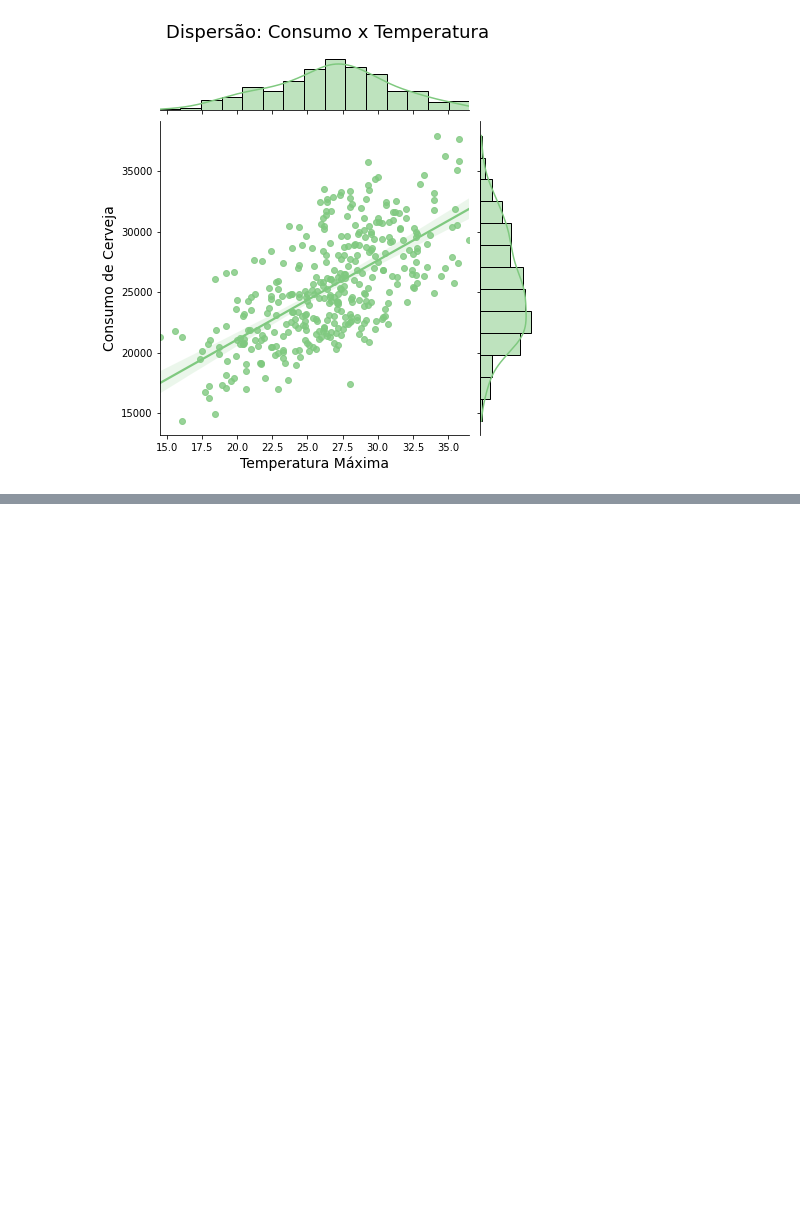
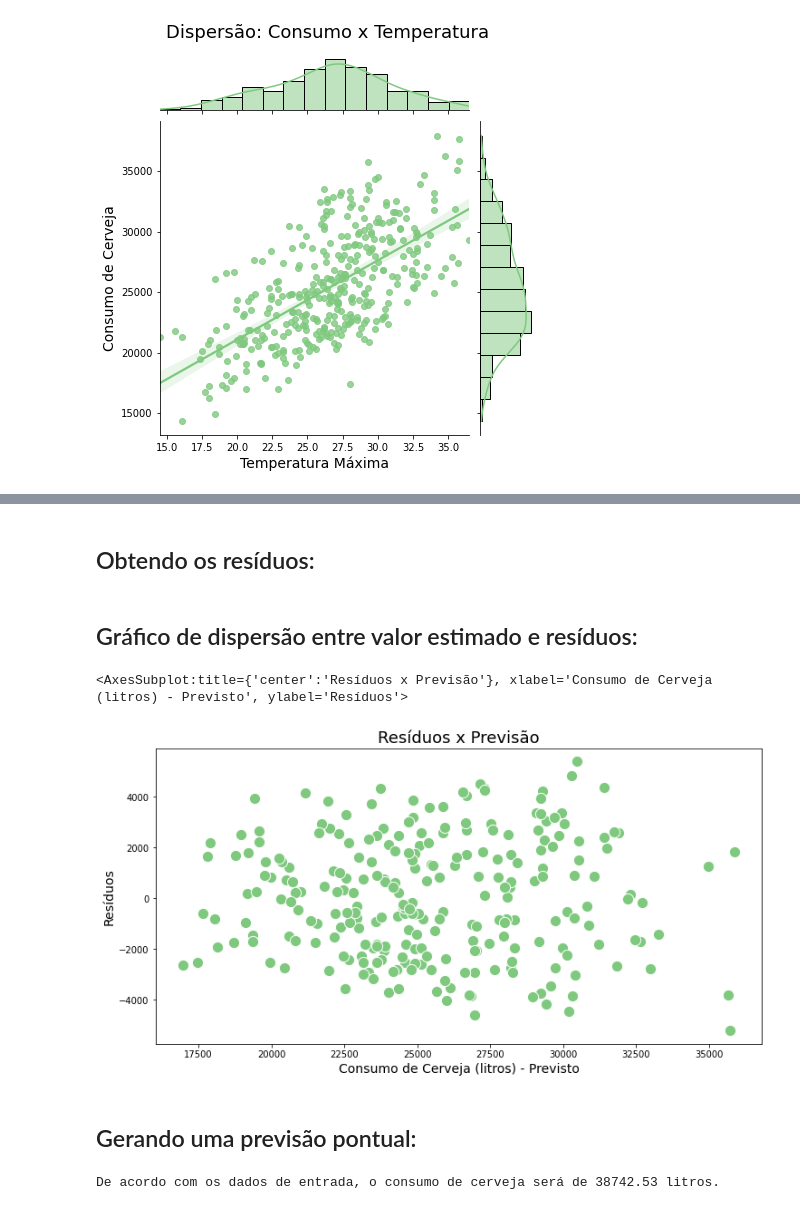
Before and after one commit to silsantos/Data-Science_Projects, a Jupyter notebook: Estatistica/Pratica4_Regressao_Multipla.ipynb, the cells around one changed output, grey strips where cells are left out. Drawn from its saved outputs; the diff is of its cells as text; code cells hidden in the pictures; blank space fills up the shorter version.

```diff
--- a/Estatistica/Pratica4_Regressao_Multipla.ipynb
+++ b/Estatistica/Pratica4_Regressao_Multipla.ipynb
@@ -170,0 +264,27 @@ ax
+# %% [markdown]
+## Obtendo os resíduos:
+# %%
+residuo = y_train - y_previsto_train
+# %% [markdown]
+## Gráfico de dispersão entre valor estimado e resíduos:
+# %%
+ax = sns.scatterplot(x = y_previsto_train, y = residuo, s = 150)
+ax.figure.set_size_inches(12,6)
+ax.set_title('Resíduos x Previsão', fontsize = 18)
+ax.set_xlabel('Consumo de Cerveja (litros) - Previsto', fontsize =14)
+ax.set_ylabel('Resíduos', fontsize = 14)
+ax
+# %% [output]
+<AxesSubplot:title={'center':'Resíduos x Previsão'}, xlabel='Consumo de Cerveja (litros) - Previsto', ylabel='Resíduos'>
+[figure, added]
+# %% [markdown]
+## Gerando uma previsão pontual:
+# %%
+temp_max = 40
+chuva = 0
+fds = 1
+
+entrada = [[temp_max, chuva, fds]]
+print(f'De acordo com os dados de entrada, o consumo de cerveja será de {modelo.predict(entrada)[0].round(2)} litros.')
+# %% [output]
+De acordo com os dados de entrada, o consumo de cerveja será de 38742.53 litros.
```
Also changed, not shown: parts of 17 cells of this notebook.
